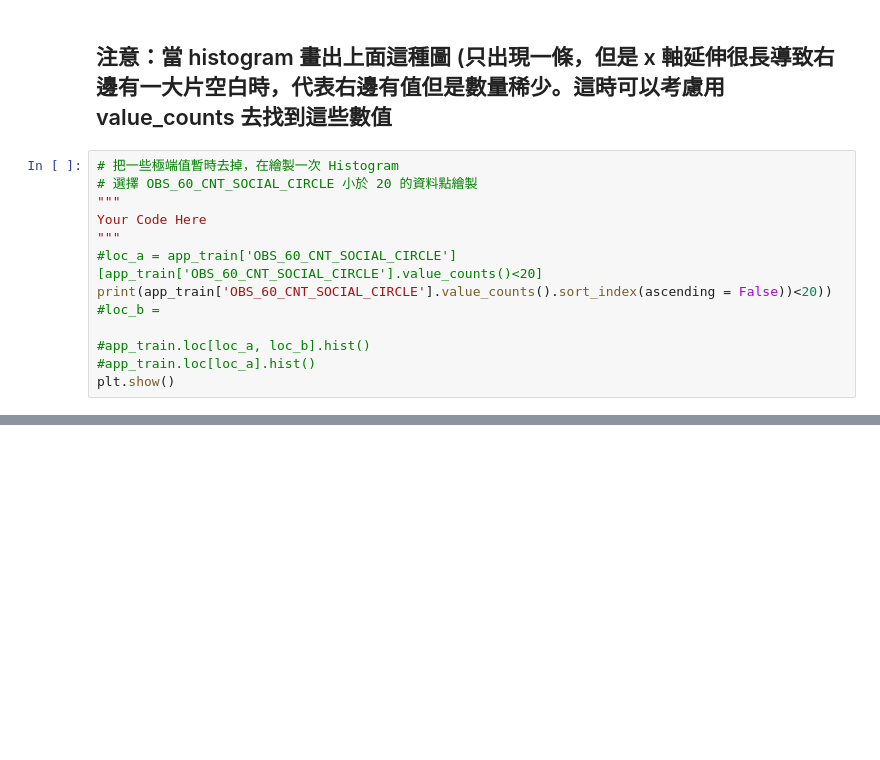
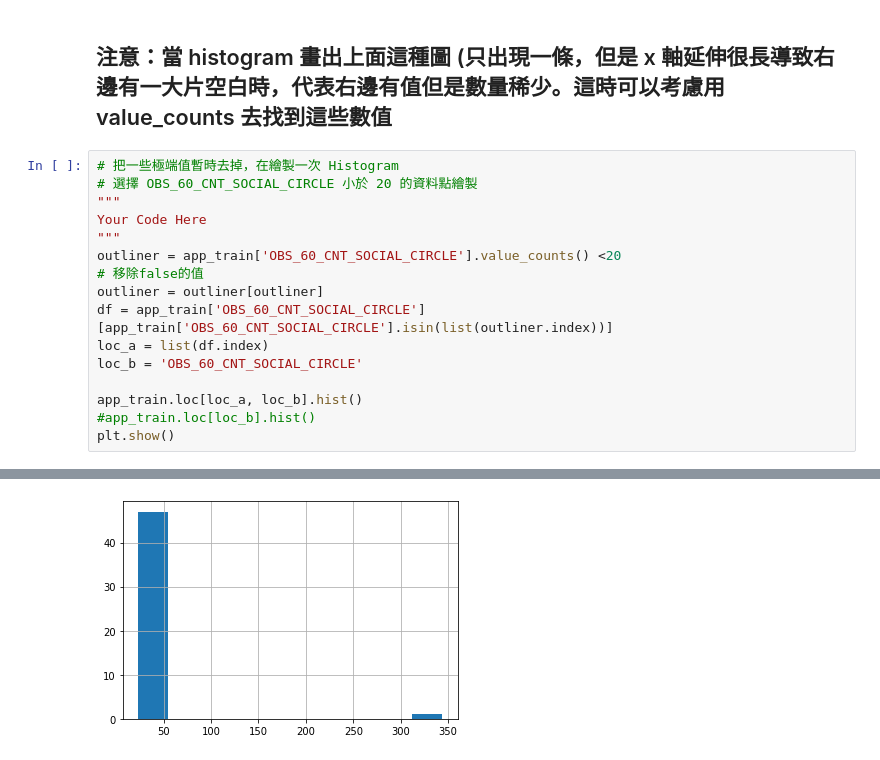
Before and after one commit to garycjwu/1st-DL-CVMarathon, a Jupyter notebook: Machine_Learning/Processing/Day_009_HW.ipynb, the cells around one changed output, grey strips where cells are left out. Drawn from its saved outputs; the diff is of its cells as text; blank space fills up the shorter version.

```diff
--- a/Machine_Learning/Processing/Day_009_HW.ipynb
+++ b/Machine_Learning/Processing/Day_009_HW.ipynb
@@ -268,11 +270,14 @@ Name: OBS_60_CNT_SOCIAL_CIRCLE, dtype: int64
 """
 Your Code Here
 """
-#loc_a = app_train['OBS_60_CNT_SOCIAL_CIRCLE'][app_train['OBS_60_CNT_SOCIAL_CIRCLE'].value_counts()<20]
-print(app_train['OBS_60_CNT_SOCIAL_CIRCLE'].value_counts().sort_index(ascending = False))<20))
-#loc_b =
+outliner = app_train['OBS_60_CNT_SOCIAL_CIRCLE'].value_counts() <20
+# 移除false的值
+outliner = outliner[outliner]
+df = app_train['OBS_60_CNT_SOCIAL_CIRCLE'][app_train['OBS_60_CNT_SOCIAL_CIRCLE'].isin(list(outliner.index))]
+loc_a = list(df.index)
+loc_b = 'OBS_60_CNT_SOCIAL_CIRCLE'
 
-#app_train.loc[loc_a, loc_b].hist()
-#app_train.loc[loc_a].hist()
+app_train.loc[loc_a, loc_b].hist()
+#app_train.loc[loc_b].hist()
 plt.show()
 # %% [output]
@@ -279,0 +284 @@ SyntaxError: unmatched ')' (<ipython-input-30-16be2ee7a657>, line 7)
+[figure, added]
```
Also changed, not shown: parts of 9 cells of this notebook.
